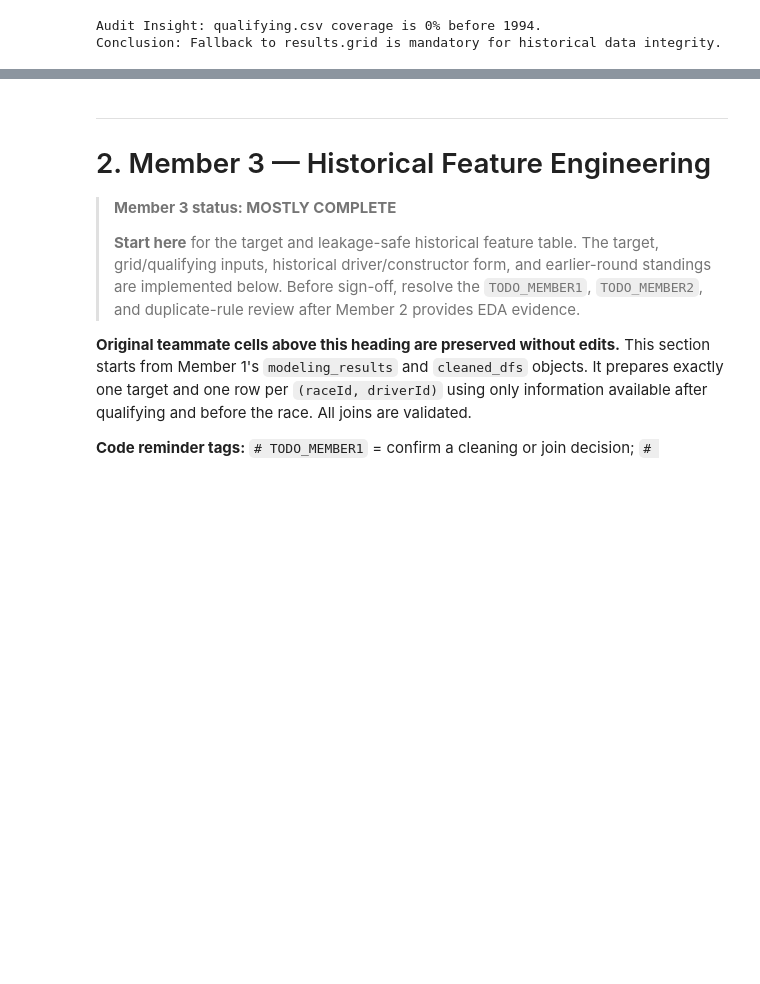
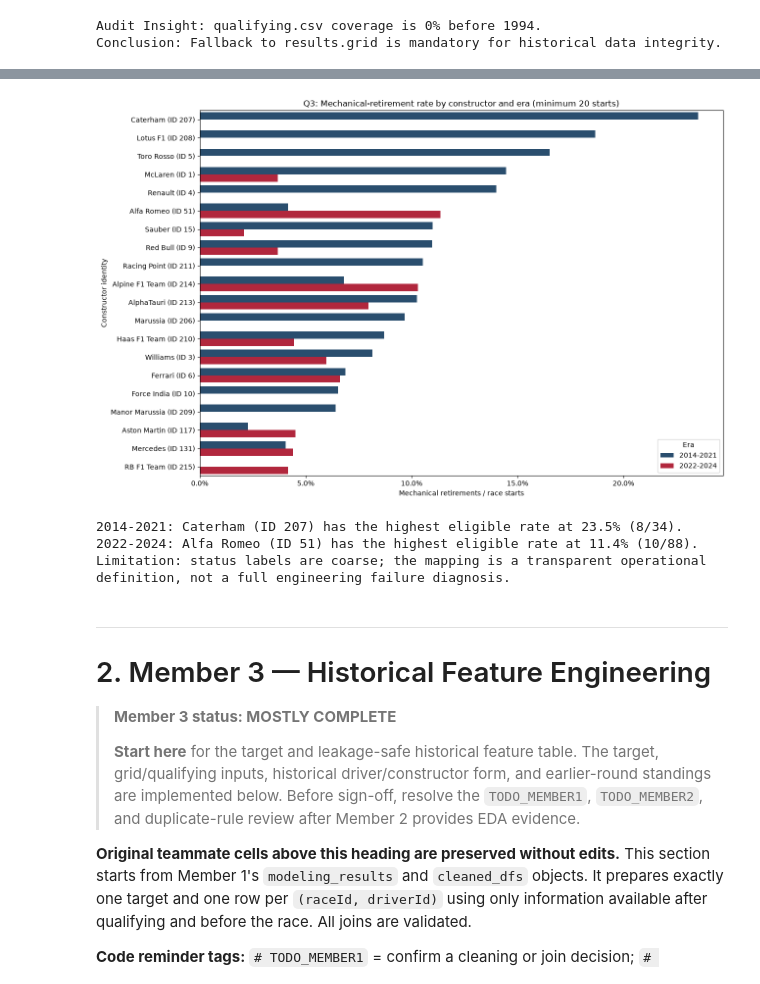
Before and after one commit to BaheyH/ML_F1_ACL2, a Jupyter notebook: Notebooks/F1_Combined_Members_1_to_4.ipynb, the cells around one changed output, grey strips where cells are left out. Saved outputs shown, nothing was run; the diff lists cells and outputs as text; code cells hidden in the pictures; blank space fills up the shorter version.

```diff
--- a/Notebooks/F1_Combined_Members_1_to_4.ipynb
+++ b/Notebooks/F1_Combined_Members_1_to_4.ipynb
@@ -826,0 +1051,76 @@ For each question, state the tables and join keys, analysis grain, missingness/e
+# %%
+# Q3: constructor mechanical-retirement rates in two regulation eras
+MECHANICAL_STATUSES = {
+    'Engine', 'Gearbox', 'Transmission', 'Clutch', 'Hydraulics', 'Electrical', 'Radiator',
+    'Suspension', 'Brakes', 'Differential', 'Overheating', 'Mechanical', 'Tyre', 'Puncture',
+    'Driveshaft', 'Fuel pressure', 'Water pressure', 'Wheel', 'Throttle', 'Electronics',
+    'Exhaust', 'Oil leak', 'Wheel rim', 'Water leak', 'Fuel pump', 'Track rod', 'Oil pressure',
+    'Fuel system', 'Launch control', 'Power loss', 'Vibrations', 'Drivetrain', 'Ignition',
+    'Chassis', 'Battery', 'Halfshaft', 'Crankshaft', 'Alternator', 'Oil pump', 'Fuel leak',
+    'Injection', 'Distributor', 'Turbo', 'CV joint', 'Water pump', 'Spark plugs', 'Oil pipe',
+    'Axle', 'Water pipe', 'Magneto', 'Supercharger', 'Power Unit', 'ERS', 'Brake duct',
+    'Seat', 'Undertray', 'Cooling system'
+}
+
+q3 = (modeling_results
+      .merge(cleaned_dfs['races'][['raceId', 'year']], on='raceId', how='left', validate='many_to_one')
+      .merge(cleaned_dfs['constructors'][['constructorId', 'name']], on='constructorId', how='left', validate='many_to_one')
+      .merge(cleaned_dfs['status'][['statusId', 'status']], on='statusId', how='left', validate='many_to_one'))
+assert not q3.duplicated(['raceId', 'driverId']).any()
+assert q3[['year', 'name', 'status']].notna().all().all(), 'A required Q3 join produced missing values.'
+q3 = q3.loc[q3['year'].between(2014, 2024)].copy()
+q3['era'] = np.where(q3['year'].le(2021), '2014-2021', '2022-2024')
+q3['mechanical_retirement'] = q3['status'].isin(MECHANICAL_STATUSES)
+q3['constructor_label'] = q3['name'] + ' (ID ' + q3['constructorId'].astype(str) + ')'
+
+q3_status_audit = (q3.groupby('status', as_index=False)
+                   .agg(starts=('raceId', 'size'), classified_as_mechanical=('mechanical_retirement', 'first'))
+                   .sort_values(['classified_as_mechanical', 'starts'], ascending=[False, False]))
+q3_status_audit['mapping_decision'] = np.where(
+    q3_status_audit['classified_as_mechanical'],
+    'Include: named car component/system failure',
+    'Exclude: not a named component failure or ambiguous/external cause'
+)
+
+q3_constructor_rates_all = (q3.groupby(['era', 'constructorId', 'constructor_label'], as_index=False)
+                            .agg(race_starts=('mechanical_retirement', 'size'),
+                                 mechanical_retires=('mechanical_retirement', 'sum')))
+q3_constructor_rates_all['mechanical_retirement_rate'] = (
+    q3_constructor_rates_all['mechanical_retires'] / q3_constructor_rates_all['race_starts']
+)
+MIN_Q3_STARTS = 20
+q3_constructor_ranking = (q3_constructor_rates_all.loc[lambda d: d['race_starts'] >= MIN_Q3_STARTS]
+                          .sort_values(['era', 'mechanical_retirement_rate', 'race_starts'], ascending=[True, False, False])
+                          .copy())
+q3_constructor_ranking['rank_within_era'] = q3_constructor_ranking.groupby('era')['mechanical_retirement_rate'].rank(
+    method='dense', ascending=False
+).astype(int)
+
+print(f'Q3 denominator: {len(q3):,} race starts in 2014-2024 after excluding confirmed non-starters.')
+print(f'Mechanical-status mapping: {len(MECHANICAL_STATUSES)} explicitly included labels.')
+print(f'Ranking rule: at least {MIN_Q3_STARTS} starts per constructor-era.')
+display(q3_status_audit)
+display(q3_constructor_ranking[['era', 'rank_within_era', 'constructor_label', 'race_starts',
+                                'mechanical_retires', 'mechanical_retirement_rate']])
+
+q3_plot = q3_constructor_ranking.copy()
+constructor_order = (q3_plot.groupby('constructor_label')['mechanical_retirement_rate'].max()
+                     .sort_values(ascending=False).index)
+plt.figure(figsize=(13, max(6, 0.42 * len(constructor_order))))
+sns.barplot(data=q3_plot, y='constructor_label', x='mechanical_retirement_rate', hue='era',
+            order=constructor_order, palette={'2014-2021': '#1f4e79', '2022-2024': '#c8102e'})
+plt.gca().xaxis.set_major_formatter(plt.matplotlib.ticker.PercentFormatter(1))
+plt.title('Q3: Mechanical-retirement rate by constructor and era (minimum 20 starts)')
+plt.xlabel('Mechanical retirements / race starts')
+plt.ylabel('Constructor identity')
+plt.legend(title='Era')
+plt.tight_layout()
+plt.show()
+
+q3_leaders = (q3_constructor_ranking.sort_values(['era', 'mechanical_retirement_rate', 'race_starts'], ascending=[True, False, False])
+              .groupby('era', as_index=False).first())
+for _, row in q3_leaders.iterrows():
+    print(f"{row['era']}: {row['constructor_label']} has the highest eligible rate at "
+          f"{row['mechanical_retirement_rate']:.1%} ({int(row['mechanical_retires'])}/{int(row['race_starts'])}).")
+print('Limitation: status labels are coarse; the mapping is a transparent operational definition, not a full engineering failure diagnosis.')
+# %% [output]
@@ -827,3 +1160,7 @@ For each question, state the tables and join keys, analysis grain, missingness/e
+[figure, added]
+2014-2021: Caterham (ID 207) has the highest eligible rate at 23.5% (8/34).
+2022-2024: Alfa Romeo (ID 51) has the highest eligible rate at 11.4% (10/88).
+Limitation: status labels are coarse; the mapping is a transparent operational definition, not a full engineering failure diagnosis.
 # %% [markdown]
 ---
 # 2. Member 3 — Historical Feature Engineering
```
Also changed, not shown: parts of 24 cells of this notebook.
